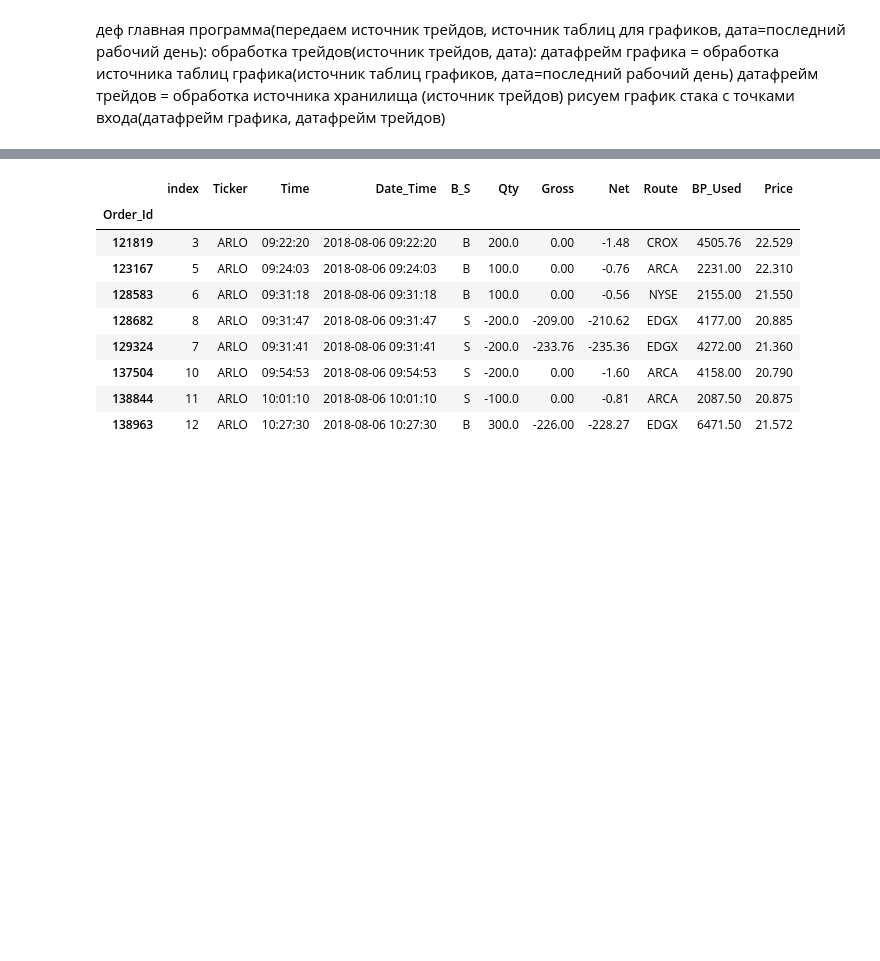
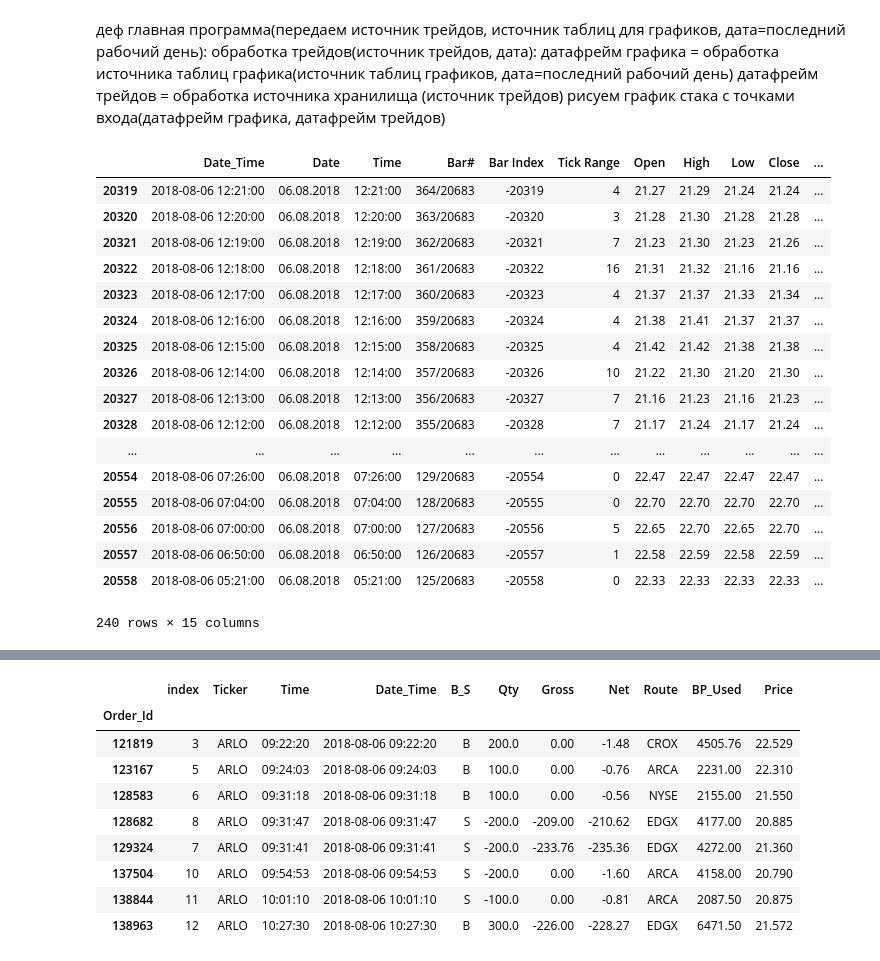
Before and after one commit to mkf-mkf/My_cloud, a Jupyter notebook: Trades_to_chart.ipynb, the cells around one changed output, grey strips where cells are left out. Cells and saved outputs as stored; diff of their text form; code cells hidden in the pictures; blank space fills up the shorter version.

```diff
--- a/Trades_to_chart.ipynb
+++ b/Trades_to_chart.ipynb
@@ -173,0 +177,21 @@ def create_chart_df(chart_file):
+# %%
+needed_chart.iloc[220:,]
+# %% [output]
+|  | Date_Time | Date | Time | Bar# | Bar Index | Tick Range | Open | High | Low | Close | ... |
+| 20319 | 2018-08-06 12:21:00 | 06.08.2018 | 12:21:00 | 364/20683 | -20319 | 4 | 21.27 | 21.29 | 21.24 | 21.24 | ... |
+| 20320 | 2018-08-06 12:20:00 | 06.08.2018 | 12:20:00 | 363/20683 | -20320 | 3 | 21.28 | 21.30 | 21.28 | 21.28 | ... |
+| 20321 | 2018-08-06 12:19:00 | 06.08.2018 | 12:19:00 | 362/20683 | -20321 | 7 | 21.23 | 21.30 | 21.23 | 21.26 | ... |
+| 20322 | 2018-08-06 12:18:00 | 06.08.2018 | 12:18:00 | 361/20683 | -20322 | 16 | 21.31 | 21.32 | 21.16 | 21.16 | ... |
+| 20323 | 2018-08-06 12:17:00 | 06.08.2018 | 12:17:00 | 360/20683 | -20323 | 4 | 21.37 | 21.37 | 21.33 | 21.34 | ... |
+| 20324 | 2018-08-06 12:16:00 | 06.08.2018 | 12:16:00 | 359/20683 | -20324 | 4 | 21.38 | 21.41 | 21.37 | 21.37 | ... |
+| 20325 | 2018-08-06 12:15:00 | 06.08.2018 | 12:15:00 | 358/20683 | -20325 | 4 | 21.42 | 21.42 | 21.38 | 21.38 | ... |
+| 20326 | 2018-08-06 12:14:00 | 06.08.2018 | 12:14:00 | 357/20683 | -20326 | 10 | 21.22 | 21.30 | 21.20 | 21.30 | ... |
+| 20327 | 2018-08-06 12:13:00 | 06.08.2018 | 12:13:00 | 356/20683 | -20327 | 7 | 21.16 | 21.23 | 21.16 | 21.23 | ... |
+| 20328 | 2018-08-06 12:12:00 | 06.08.2018 | 12:12:00 | 355/20683 | -20328 | 7 | 21.17 | 21.24 | 21.17 | 21.24 | ... |
+| ... | ... | ... | ... | ... | ... | ... | ... | ... | ... | ... | ... |
+| 20554 | 2018-08-06 07:26:00 | 06.08.2018 | 07:26:00 | 129/20683 | -20554 | 0 | 22.47 | 22.47 | 22.47 | 22.47 | ... |
+| 20555 | 2018-08-06 07:04:00 | 06.08.2018 | 07:04:00 | 128/20683 | -20555 | 0 | 22.70 | 22.70 | 22.70 | 22.70 | ... |
+| 20556 | 2018-08-06 07:00:00 | 06.08.2018 | 07:00:00 | 127/20683 | -20556 | 5 | 22.65 | 22.70 | 22.65 | 22.70 | ... |
+| 20557 | 2018-08-06 06:50:00 | 06.08.2018 | 06:50:00 | 126/20683 | -20557 | 1 | 22.58 | 22.59 | 22.58 | 22.59 | ... |
+| 20558 | 2018-08-06 05:21:00 | 06.08.2018 | 05:21:00 | 125/20683 | -20558 | 0 | 22.33 | 22.33 | 22.33 | 22.33 | ... |
+240 rows × 15 columns
```
Also changed, not shown: parts of 16 cells of this notebook.
